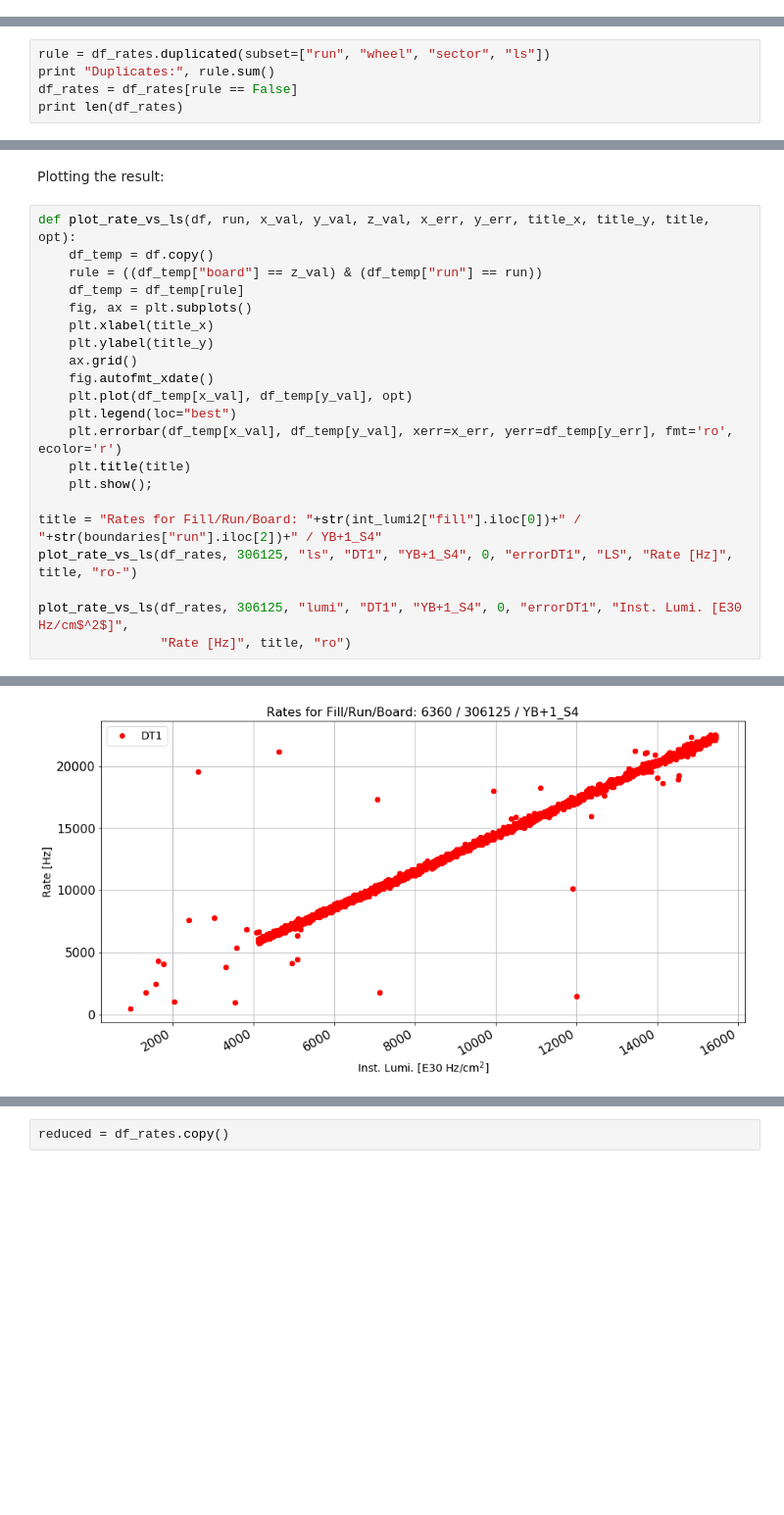
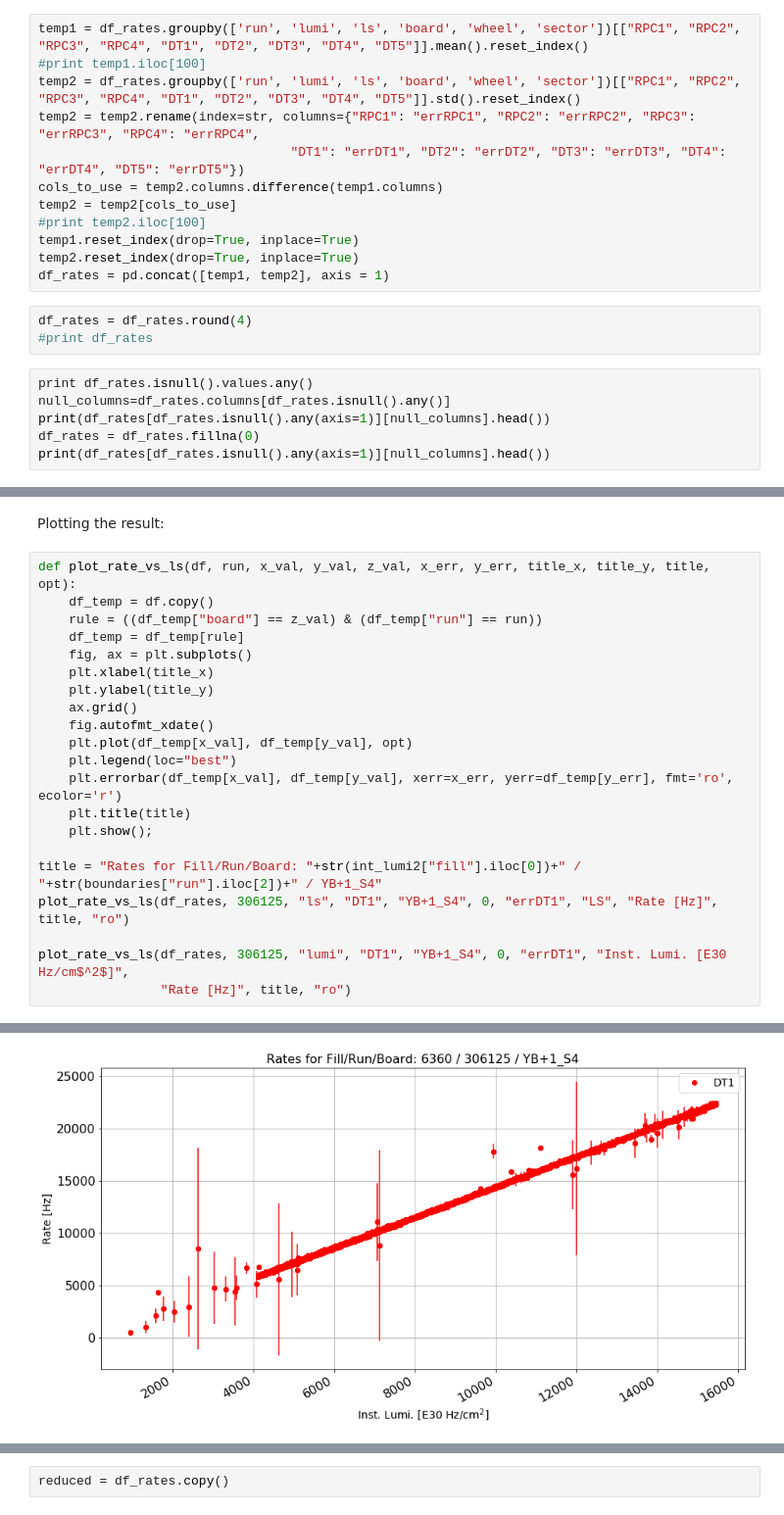
Before and after one commit to merveince92/RPCTriggerRateMonitoringWithML, a Jupyter notebook: inst_lumi_extractor.ipynb, the cells around one changed output, grey strips where cells are left out. Shown at 98% size. Saved outputs shown, nothing was run; the diff lists cells and outputs as text; blank space fills up the shorter version.

```diff
--- a/inst_lumi_extractor.ipynb
+++ b/inst_lumi_extractor.ipynb
@@ -476,0 +428,21 @@ print len(df_rates_noduplicates)
+# %%
+temp1 = df_rates.groupby(['run', 'lumi', 'ls', 'board', 'wheel', 'sector'])[["RPC1", "RPC2", "RPC3", "RPC4", "DT1", "DT2", "DT3", "DT4", "DT5"]].mean().reset_index()
+#print temp1.iloc[100]
+temp2 = df_rates.groupby(['run', 'lumi', 'ls', 'board', 'wheel', 'sector'])[["RPC1", "RPC2", "RPC3", "RPC4", "DT1", "DT2", "DT3", "DT4", "DT5"]].std().reset_index()
+temp2 = temp2.rename(index=str, columns={"RPC1": "errRPC1", "RPC2": "errRPC2", "RPC3": "errRPC3", "RPC4": "errRPC4",
+                                 "DT1": "errDT1", "DT2": "errDT2", "DT3": "errDT3", "DT4": "errDT4", "DT5": "errDT5"})
+cols_to_use = temp2.columns.difference(temp1.columns)
+temp2 = temp2[cols_to_use]
+#print temp2.iloc[100]
+temp1.reset_index(drop=True, inplace=True)
+temp2.reset_index(drop=True, inplace=True)
+df_rates = pd.concat([temp1, temp2], axis = 1)
+# %%
+df_rates = df_rates.round(4)
+#print df_rates
+# %%
+print df_rates.isnull().values.any()
+null_columns=df_rates.columns[df_rates.isnull().any()]
+print(df_rates[df_rates.isnull().any(axis=1)][null_columns].head())
+df_rates = df_rates.fillna(0)
+print(df_rates[df_rates.isnull().any(axis=1)][null_columns].head())
@@ -514,5 +477,0 @@ Removing the duplicates:
-# %%
-rule = df_rates.duplicated(subset=["run", "wheel", "sector", "ls"])
-print "Duplicates:", rule.sum()
-df_rates = df_rates[rule == False]
-print len(df_rates)
@@ -543,8 +499,8 @@ def plot_rate_vs_ls(df, run, x_val, y_val, z_val, x_err, y_err, title_x, title_y
     plt.show();
 
 title = "Rates for Fill/Run/Board: "+str(int_lumi2["fill"].iloc[0])+" / "+str(boundaries["run"].iloc[2])+" / YB+1_S4"
-plot_rate_vs_ls(df_rates, 306125, "ls", "DT1", "YB+1_S4", 0, "errorDT1", "LS", "Rate [Hz]", title, "ro-")
+plot_rate_vs_ls(df_rates, 306125, "ls", "DT1", "YB+1_S4", 0, "errDT1", "LS", "Rate [Hz]", title, "ro")
 
-plot_rate_vs_ls(df_rates, 306125, "lumi", "DT1", "YB+1_S4", 0, "errorDT1", "Inst. Lumi. [E30 Hz/cm$^2$]",
+plot_rate_vs_ls(df_rates, 306125, "lumi", "DT1", "YB+1_S4", 0, "errDT1", "Inst. Lumi. [E30 Hz/cm$^2$]",
                 "Rate [Hz]", title, "ro")
 # %% [output]
@@ -552,2 +508,2 @@ plot_rate_vs_ls(df_rates, 306125, "lumi", "DT1", "YB+1_S4", 0, "errorDT1", "Inst
-[figure, old version]
+[figure, new version]
 # %% [markdown]
```
Also changed, not shown: parts of 36 cells of this notebook.
